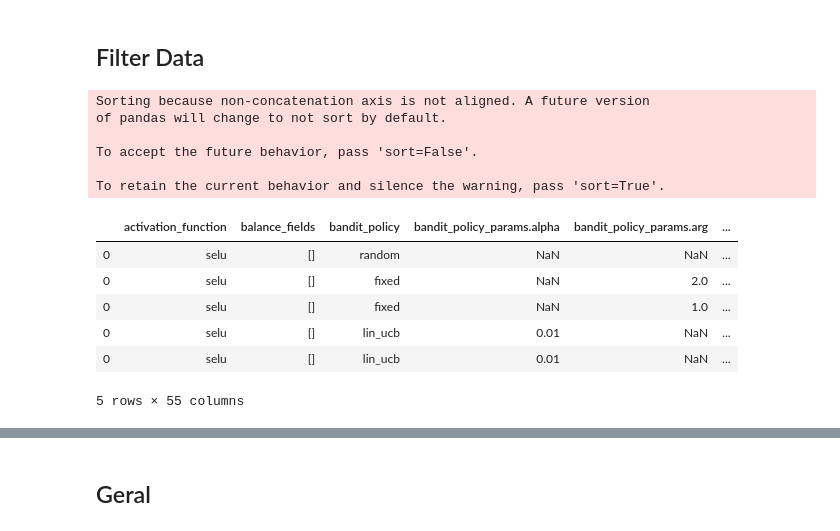
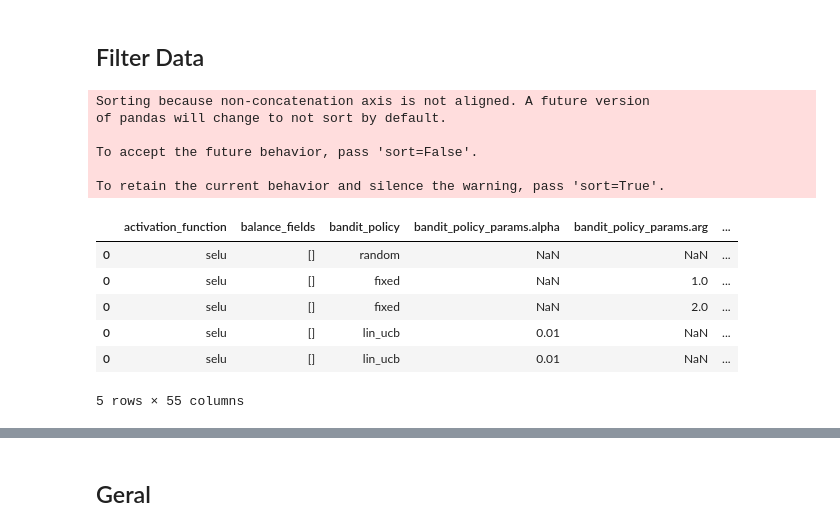
Before and after one commit to deeplearningbrasil/mars-gym, a Jupyter notebook: Resultados.ipynb, the cells around one changed output, grey strips where cells are left out. Drawn from its saved outputs; the diff is of its cells as text; code cells hidden in the pictures.

```diff
--- a/Resultados.ipynb
+++ b/Resultados.ipynb
@@ -135,24 +145,25 @@ result_paths
 ## Filter Data
 # %%
 #city = "Rio de Janeiro, Brazil"
-city = "Como, Italy"
+#city = "Como, Italy"
 #city = "Chicago, USA"
-#city = "New York, USA"
+city = "New York, USA"
+city = 'Copenhagen, Denmark'
 
 df_params = load_iteractions_params(result_paths)
 df_params = df_params[df_params['data_frames_preparation_extra_params.filter_city'] == city]
 df_params.head()
 # %% [output]
 Sorting because non-concatenation axis is not aligned. A future version
 of pandas will change to not sort by default.
 
 To accept the future behavior, pass 'sort=False'.
 
 To retain the current behavior and silence the warning, pass 'sort=True'.
 |  | activation_function | balance_fields | bandit_policy | bandit_policy_params.alpha | bandit_policy_params.arg | ... |
 | 0 | selu | [] | random | NaN | NaN | ... |
+| 0 | selu | [] | fixed | NaN | 1.0 | ... |
 | 0 | selu | [] | fixed | NaN | 2.0 | ... |
-| 0 | selu | [] | fixed | NaN | 1.0 | ... |
 | 0 | selu | [] | lin_ucb | 0.01 | NaN | ... |
 | 0 | selu | [] | lin_ucb | 0.01 | NaN | ... |
 5 rows × 55 columns
```
Also changed, not shown: parts of 29 cells of this notebook, 1 other file.
